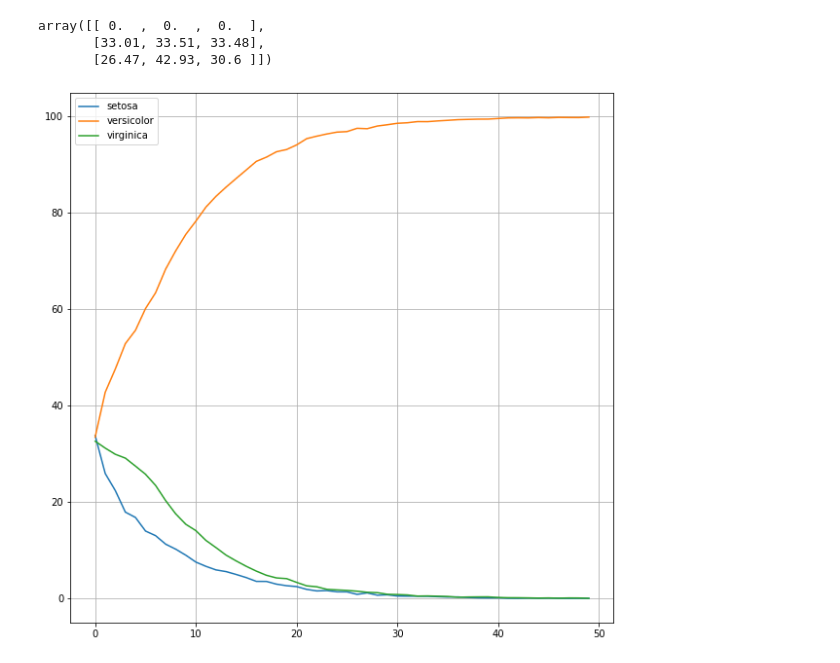
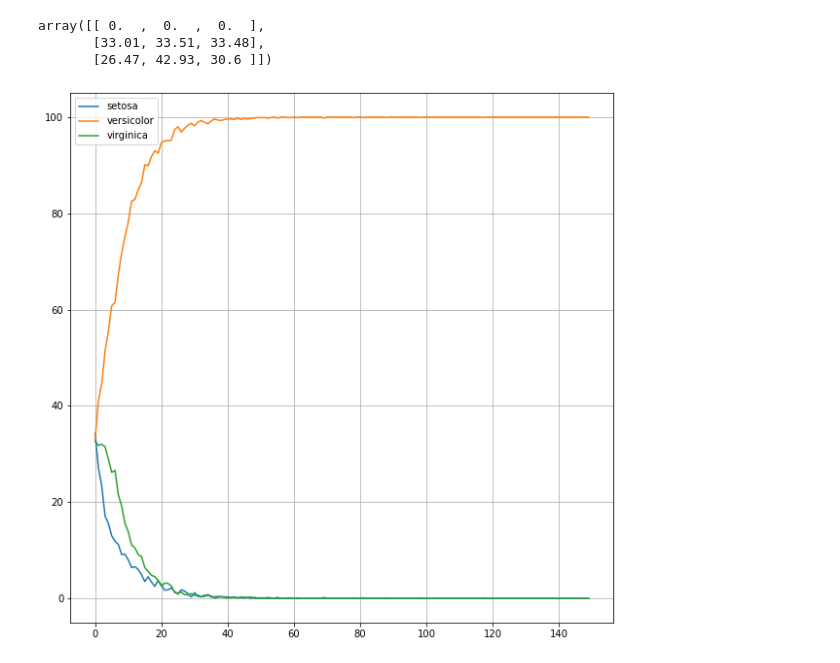
Before and after one commit to MarcinThon/ML, a Jupyter notebook: ensamble_models.ipynb, the cells around one changed output. Cells and saved outputs as stored; diff of their text form; code cells hidden in the pictures.

```diff
--- a/ensamble_models.ipynb
+++ b/ensamble_models.ipynb
@@ -72,12 +72,13 @@ elif y_predict[0] == 2:
 # %%
 ##### xx = [7.5, 3]
 
-max_trn_size = 51
-simulation_counts = 10000
+max_trn_size = 150
+simulation_counts = 1000
+max_depth = 3
 
-scores = np.zeros((3, max_trn_size-1))
+scores = np.zeros((3, max_trn_size))
 
-for size in tqdm(range(1, max_trn_size)):
+for size in tqdm(range(1, max_trn_size + 1)):
   setosa = 0
   versicolor = 0
   virginica = 0
@@ -85,7 +86,7 @@ for size in tqdm(range(1, max_trn_size)):
     objs = np.random.randint(0,150,size=size)
     X_1 = X[objs]
     y_1 = y[objs]
-    model = DecisionTreeClassifier(max_depth=3)
+    model = DecisionTreeClassifier(max_depth=max_depth)
     model.fit(X_1,y_1)
     y_predict = model.predict([xx])
 
@@ -109,10 +110,13 @@ array([[ 0.  ,  0.  ,  0.  ],
 # %%
 plt.figure(figsize=(10,10))
 plt.plot(scores[0], label='setosa')
 plt.plot(scores[1], label='versicolor')
 plt.plot(scores[2], label='virginica')
+
 plt.grid()
+plt.xlabel("Rozmiar zbioru uczącego")
+plt.ylabel("Prawdopodobieństwo należenia do klasy")
 plt.legend()
 plt.show()
 # %% [output]
-[figure, old version]
+[figure, new version]
```
